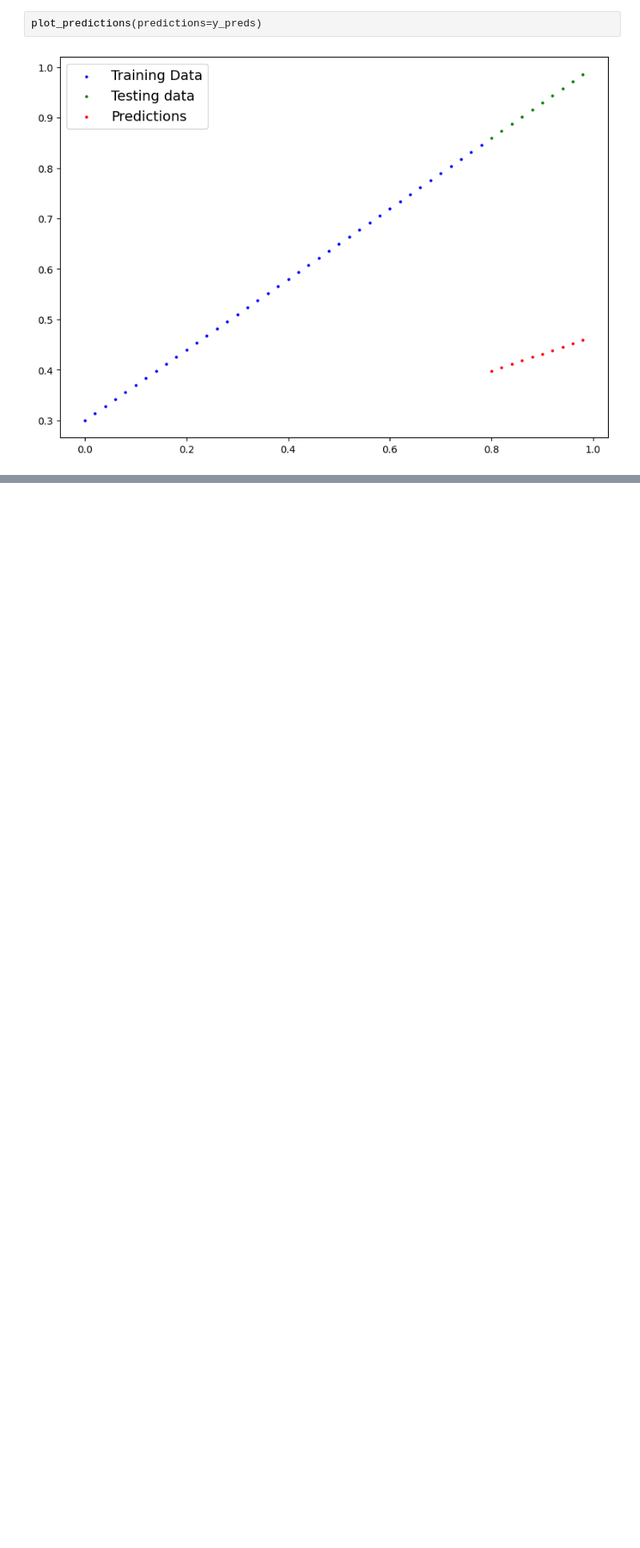
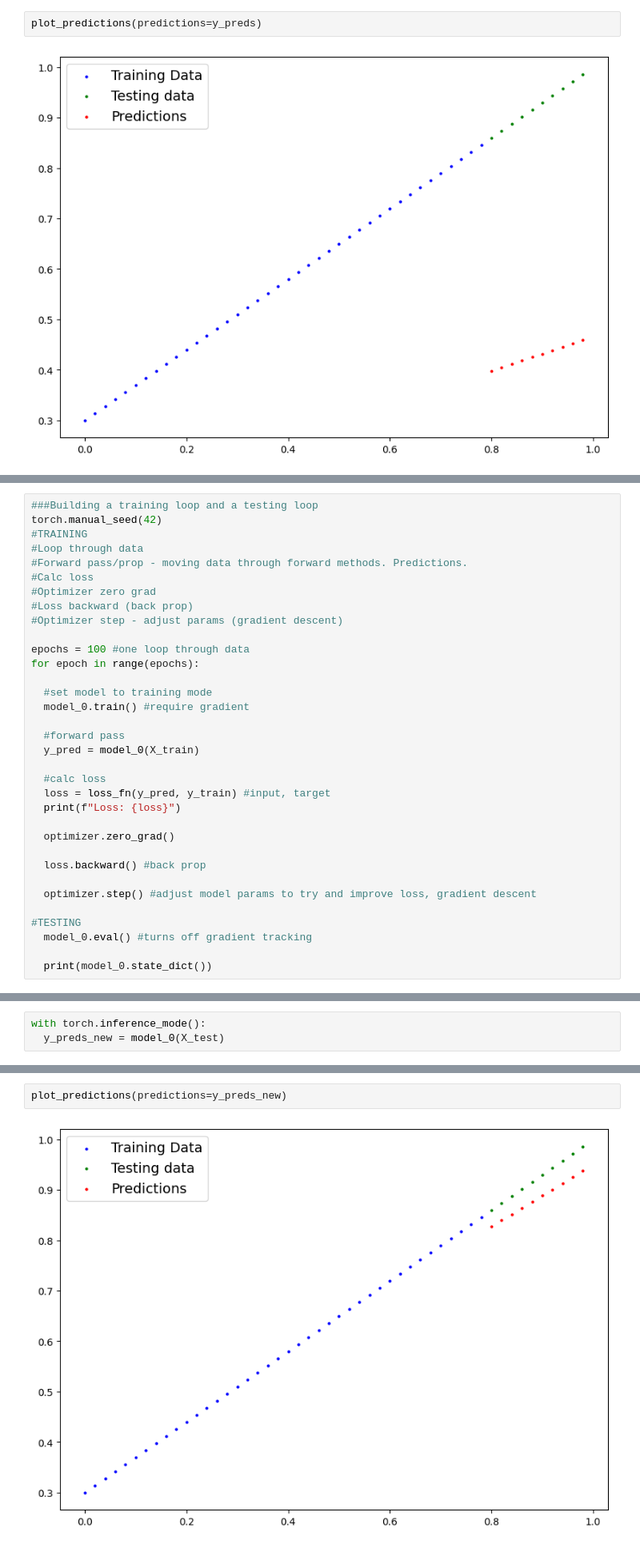
Before and after one commit to branchwag/pytorchin, a Jupyter notebook: 01_pytorch_workflow.ipynb, the cells around one changed output, grey strips where cells are left out. Shown at 80% size. Saved outputs shown, nothing was run; the diff lists cells and outputs as text; blank space fills up the shorter version.

```diff
--- a/01_pytorch_workflow.ipynb
+++ b/01_pytorch_workflow.ipynb
@@ -185,2 +188,36 @@ loss_fn = nn.L1Loss()
 optimizer = torch.optim.SGD(params=model_0.parameters(),
                             lr=0.01)
+# %%
+###Building a training loop and a testing loop
+torch.manual_seed(42)
+#TRAINING
+#Loop through data
+#Forward pass/prop - moving data through forward methods. Predictions.
+#Calc loss
+#Optimizer zero grad
+#Loss backward (back prop)
+#Optimizer step - adjust params (gradient descent)
+
+epochs = 100 #one loop through data
+for epoch in range(epochs):
+
+  #set model to training mode
+  model_0.train() #require gradient
+
+  #forward pass
+  y_pred = model_0(X_train)
+
+  #calc loss
+  loss = loss_fn(y_pred, y_train) #input, target
+  print(f"Loss: {loss}")
+
+  optimizer.zero_grad()
+
+  loss.backward() #back prop
+
+  optimizer.step() #adjust model params to try and improve loss, gradient descent
+
+#TESTING
+  model_0.eval() #turns off gradient tracking
+
+  print(model_0.state_dict())
@@ -186,0 +242,3 @@ optimizer = torch.optim.SGD(params=model_0.parameters(),
+# %%
+with torch.inference_mode():
+  y_preds_new = model_0(X_test)
@@ -186,0 +257,4 @@ optimizer = torch.optim.SGD(params=model_0.parameters(),
+# %%
+plot_predictions(predictions=y_preds_new)
+# %% [output]
+[figure, added]
```
Also changed, not shown: parts of 6 cells of this notebook.
